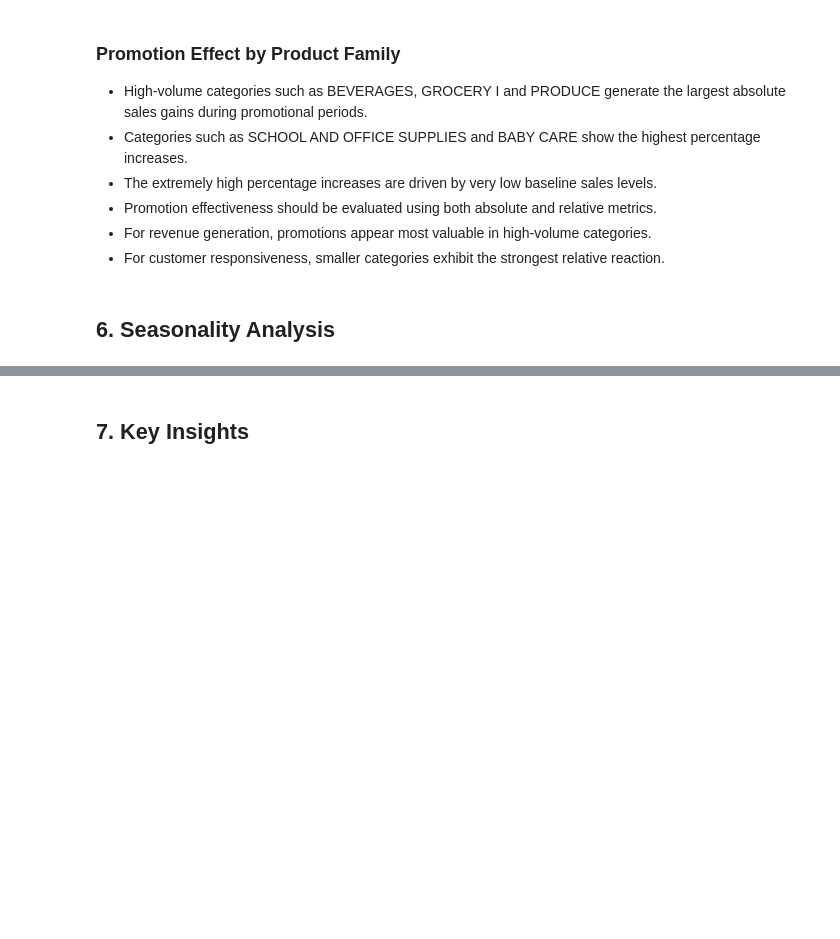
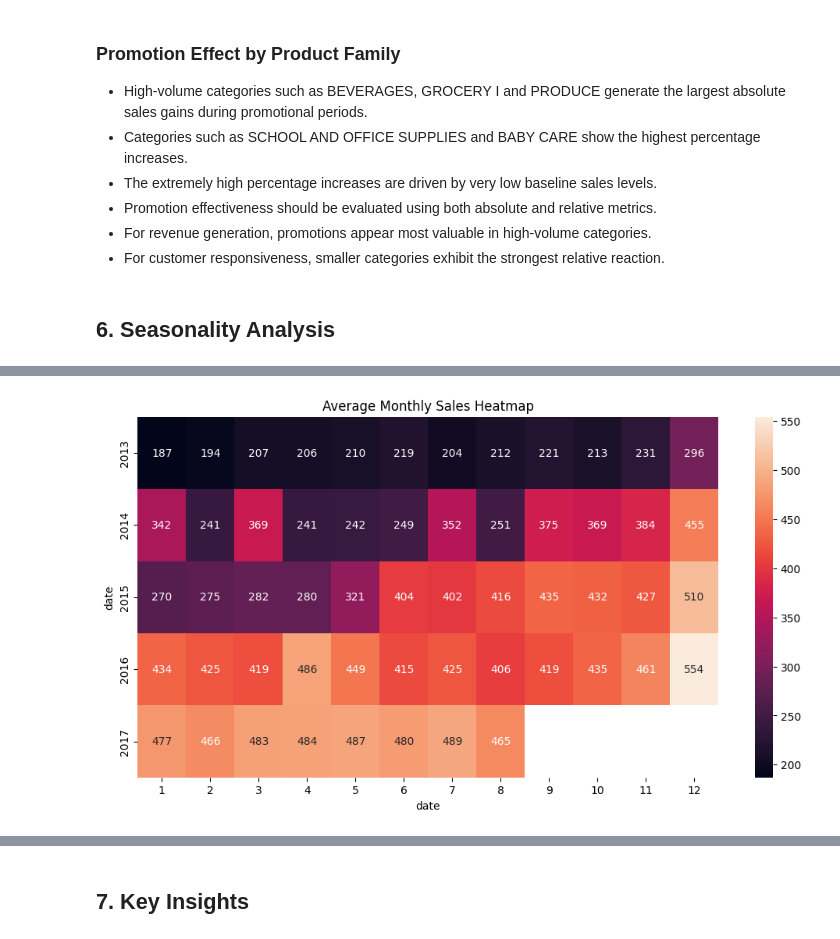
Before and after one commit to Edugar97/retail-demand-forecasting, a Jupyter notebook: notebooks/01_data_understanding.ipynb, the cells around one changed output, grey strips where cells are left out. Cells and saved outputs as stored; diff of their text form; code cells hidden in the pictures; blank space fills up the shorter version.

```diff
--- a/notebooks/01_data_understanding.ipynb
+++ b/notebooks/01_data_understanding.ipynb
@@ -819,0 +871,23 @@ family_promo_pivot.sort_values(
+# %%
+monthly_heatmap = (
+    df.groupby([
+        df['date'].dt.year,
+        df['date'].dt.month
+    ])['sales']
+    .mean()
+    .unstack()
+)
+# %%
+plt.figure(figsize=(12,6))
+
+sns.heatmap(
+    monthly_heatmap,
+    annot=True,
+    fmt='.0f'
+)
+
+plt.title('Average Monthly Sales Heatmap')
+
+plt.show()
+# %% [output]
+[figure, added]
```
Also changed, not shown: parts of 33 cells of this notebook.
